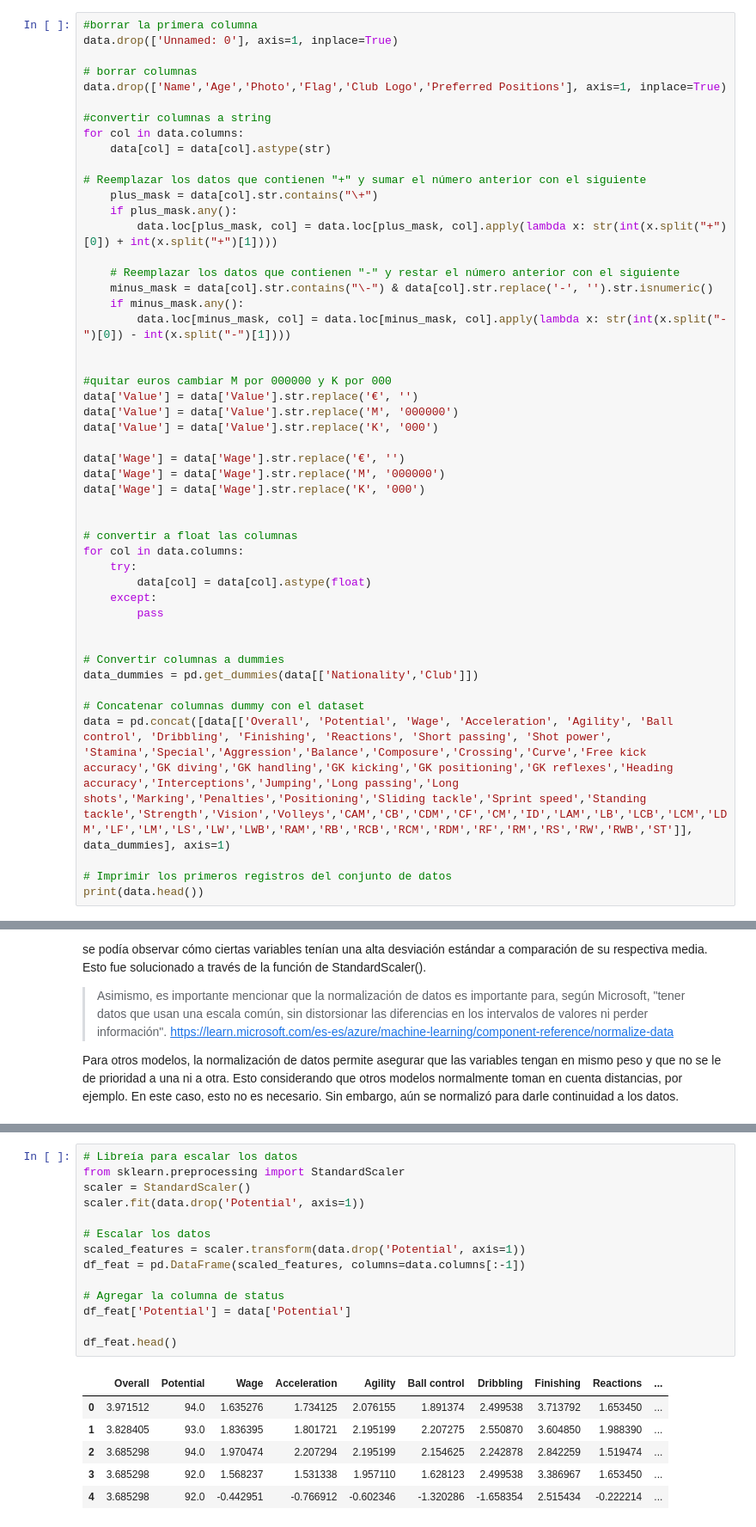
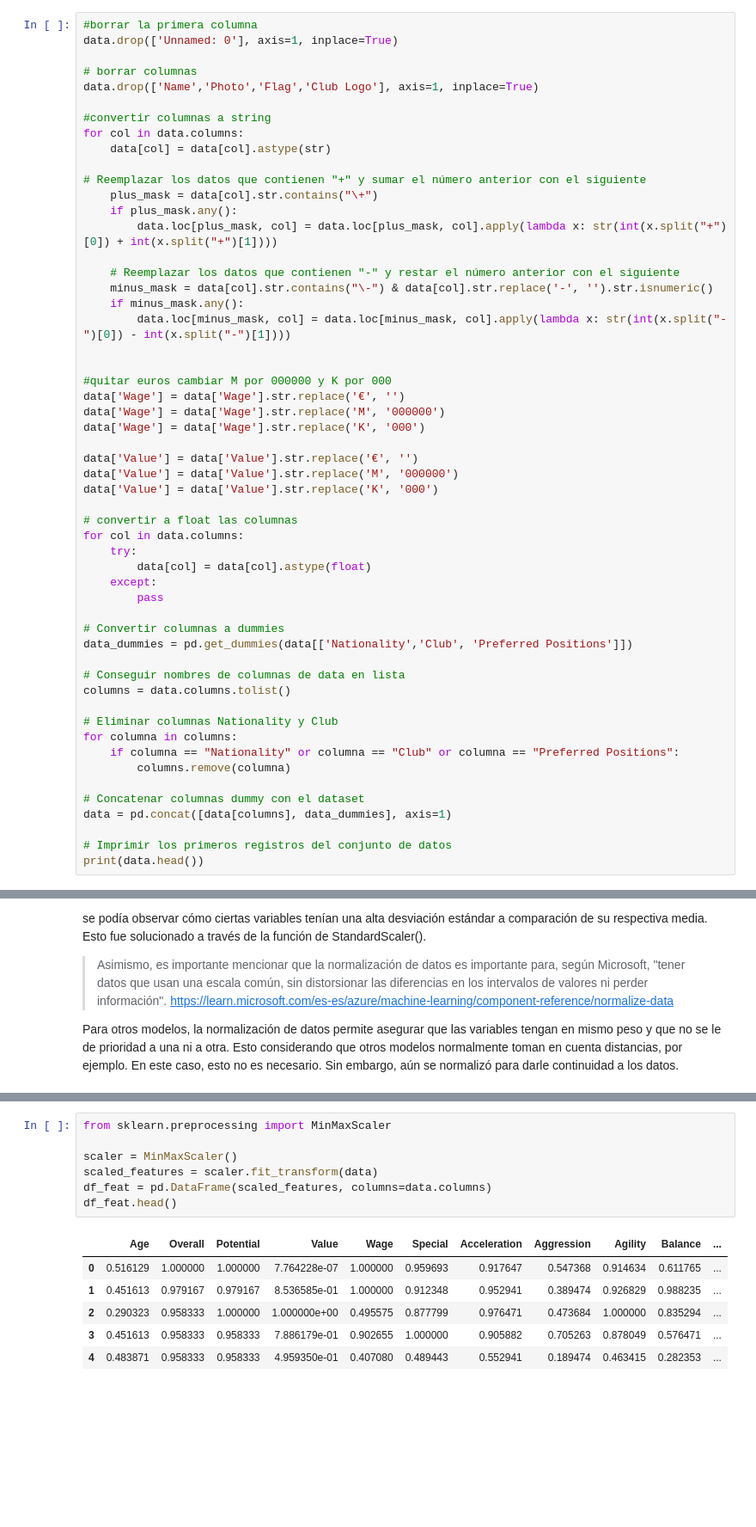
Before and after one commit to stefanoaragoni/IA_Lab6, a Jupyter notebook: lab6_FIFA.ipynb, the cells around one changed output, grey strips where cells are left out. Shown at 86% size. Drawn from its saved outputs; the diff is of its cells as text; blank space fills up the shorter version.

```diff
--- a/lab6_FIFA.ipynb
+++ b/lab6_FIFA.ipynb
@@ -64,7 +66,7 @@ Convertir variables que no son numéricas a numéricas
 data.drop(['Unnamed: 0'], axis=1, inplace=True)
 
 # borrar columnas
-data.drop(['Name','Age','Photo','Flag','Club Logo','Preferred Positions'], axis=1, inplace=True)
+data.drop(['Name','Photo','Flag','Club Logo'], axis=1, inplace=True)
 
 #convertir columnas a string
 for col in data.columns:
@@ -82,14 +84,13 @@ for col in data.columns:
 
 
 #quitar euros cambiar M por 000000 y K por 000
-data['Value'] = data['Value'].str.replace('€', '')
-data['Value'] = data['Value'].str.replace('M', '000000')
-data['Value'] = data['Value'].str.replace('K', '000')
-
 data['Wage'] = data['Wage'].str.replace('€', '')
 data['Wage'] = data['Wage'].str.replace('M', '000000')
 data['Wage'] = data['Wage'].str.replace('K', '000')
 
+data['Value'] = data['Value'].str.replace('€', '')
+data['Value'] = data['Value'].str.replace('M', '000000')
+data['Value'] = data['Value'].str.replace('K', '000')
 
 # convertir a float las columnas
 for col in data.columns:
@@ -98,12 +99,19 @@ for col in data.columns:
     except:
         pass
 
+# Convertir columnas a dummies
+data_dummies = pd.get_dummies(data[['Nationality','Club', 'Preferred Positions']])
 
-# Convertir columnas a dummies
-data_dummies = pd.get_dummies(data[['Nationality','Club']])
+# Conseguir nombres de columnas de data en lista
+columns = data.columns.tolist()
+
+# Eliminar columnas Nationality y Club
+for columna in columns:
+    if columna == "Nationality" or columna == "Club" or columna == "Preferred Positions":
+        columns.remove(columna)
 
 # Concatenar columnas dummy con el dataset
-data = pd.concat([data[['Overall', 'Potential', 'Wage', 'Acceleration', 'Agility', 'Ball control', 'Dribbling', 'Finishing', 'Reactions', 'Short passing', 'Shot power', 'Stamina','Special','Aggression','Balance','Composure','Crossing','Curve','Free kick accuracy','GK diving','GK handling','GK kicking','GK positioning','GK reflexes','Heading accuracy','Interceptions','Jumping','Long passing','Long shots','Marking','Penalties','Positioning','Sliding tackle','Sprint speed','Standing tackle','Strength','Vision','Volleys','CAM','CB','CDM','CF','CM','ID','LAM','LB','LCB','LCM','LDM','LF','LM','LS','LW','LWB','RAM','RB','RCB','RCM','RDM','RF','RM','RS','RW','RWB','ST']], data_dummies], axis=1)
+data = pd.concat([data[columns], data_dummies], axis=1)
 
 # Imprimir los primeros registros del conjunto de datos
 print(data.head())
@@ -151,21 +159,14 @@ Media y desviación estándar de cada columna:
 # %%
-# Libreía para escalar los datos
-from sklearn.preprocessing import StandardScaler
-scaler = StandardScaler()
-scaler.fit(data.drop('Potential', axis=1))
+from sklearn.preprocessing import MinMaxScaler
 
-# Escalar los datos
-scaled_features = scaler.transform(data.drop('Potential', axis=1))
-df_feat = pd.DataFrame(scaled_features, columns=data.columns[:-1])
-
-# Agregar la columna de status
-df_feat['Potential'] = data['Potential']
-
+scaler = MinMaxScaler()
+scaled_features = scaler.fit_transform(data)
+df_feat = pd.DataFrame(scaled_features, columns=data.columns)
 df_feat.head()
 # %% [output]
-|  | Overall | Potential | Wage | Acceleration | Agility | Ball control | Dribbling | Finishing | Reactions | ... |
-| 0 | 3.971512 | 94.0 | 1.635276 | 1.734125 | 2.076155 | 1.891374 | 2.499538 | 3.713792 | 1.653450 | ... |
-| 1 | 3.828405 | 93.0 | 1.836395 | 1.801721 | 2.195199 | 2.207275 | 2.550870 | 3.604850 | 1.988390 | ... |
-| 2 | 3.685298 | 94.0 | 1.970474 | 2.207294 | 2.195199 | 2.154625 | 2.242878 | 2.842259 | 1.519474 | ... |
-| 3 | 3.685298 | 92.0 | 1.568237 | 1.531338 | 1.957110 | 1.628123 | 2.499538 | 3.386967 | 1.653450 | ... |
-| 4 | 3.685298 | 92.0 | -0.442951 | -0.766912 | -0.602346 | -1.320286 | -1.658354 | 2.515434 | -0.222214 | ... |
+|  | Age | Overall | Potential | Value | Wage | Special | Acceleration | Aggression | Agility | Balance | ... |
+| 0 | 0.516129 | 1.000000 | 1.000000 | 7.764228e-07 | 1.000000 | 0.959693 | 0.917647 | 0.547368 | 0.914634 | 0.611765 | ... |
+| 1 | 0.451613 | 0.979167 | 0.979167 | 8.536585e-01 | 1.000000 | 0.912348 | 0.952941 | 0.389474 | 0.926829 | 0.988235 | ... |
+| 2 | 0.290323 | 0.958333 | 1.000000 | 1.000000e+00 | 0.495575 | 0.877799 | 0.976471 | 0.473684 | 1.000000 | 0.835294 | ... |
+| 3 | 0.451613 | 0.958333 | 0.958333 | 7.886179e-01 | 0.902655 | 1.000000 | 0.905882 | 0.705263 | 0.878049 | 0.576471 | ... |
+| 4 | 0.483871 | 0.958333 | 0.958333 | 4.959350e-01 | 0.407080 | 0.489443 | 0.552941 | 0.189474 | 0.463415 | 0.282353 | ... |
```
Also changed, not shown: parts of 13 cells of this notebook.
